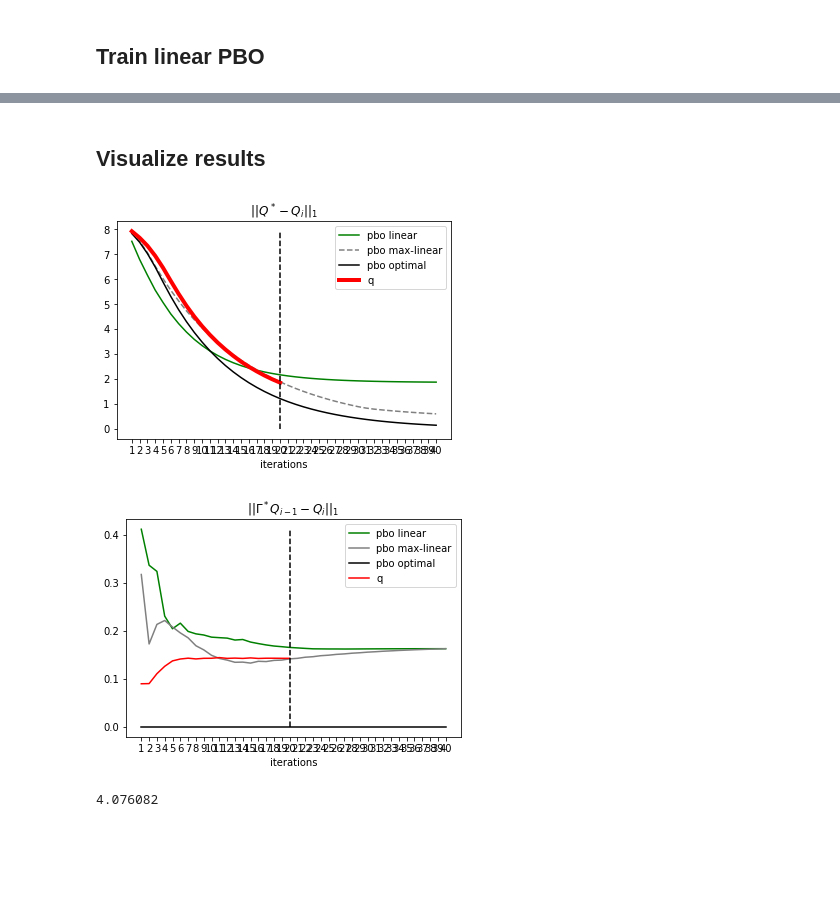
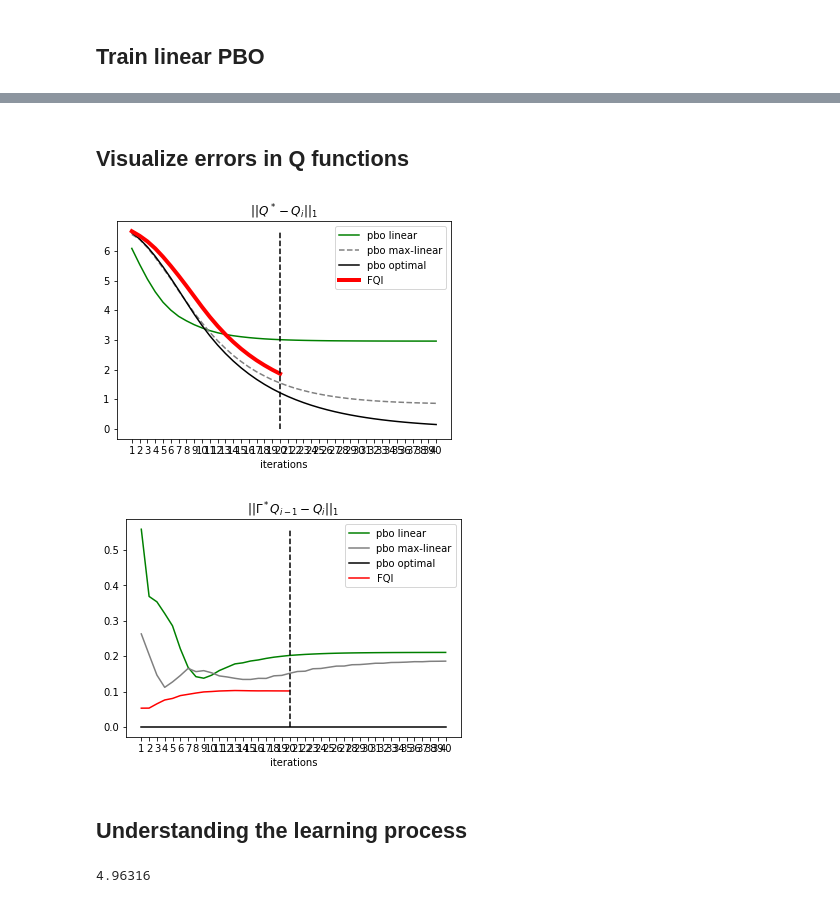
Before and after one commit to theovincent/PBO, a Jupyter notebook: pbo_chain_walk.ipynb, the cells around one changed output, grey strips where cells are left out. Saved outputs shown, nothing was run; the diff lists cells and outputs as text; code cells hidden in the pictures; blank space fills up the shorter version.

Commit message:
Chain walk performances

```diff
--- a/pbo_chain_walk.ipynb
+++ b/pbo_chain_walk.ipynb
@@ -8,6 +8,7 @@
 
 import numpy as np
 import jax
+import jax.numpy as jnp
 
 # keys
 seed = 0
@@ -16,7 +17,7 @@ env_key, key = jax.random.split(key)
 shuffle_key, q_network_key, random_weights_key, pbo_network_key = jax.random.split(key, 4)
 
 # Box over states and actions
-n_states = 10
+n_states = 17
 n_actions = 2
 n_repetitions = 10
 sucess_probability = 0.9
@@ -40,8 +41,9 @@ learning_rate = {"first": 0.01, "last": 0.001, "duration": training_steps * fitt
 fitting_steps_q = fitting_steps * training_steps
 learning_rate_q = {"first": 0.01, "last": 0.001, "duration": fitting_steps_q * max_bellman_iterations * n_actions * n_repetitions}
 
-# Visualisation
+# Visualisation of errors and performances
 max_bellman_iterations_validation = max_bellman_iterations + 20
+horizon = 10
 # %% [output]
 WARNING:absl:No GPU/TPU found, falling back to CPU. (Set TF_CPP_MIN_LOG_LEVEL=0 and rerun for more info.)
 # %% [markdown]
@@ -212,9 +241,6 @@ pbo_tabular = TabularPBO(q, max_bellman_iterations, add_infinity, pbo_network_ke
 importance_iteration = jnp.ones(max_bellman_iterations + 1)
 importance_iteration = importance_iteration.at[-1].set(0)
 
-training_losses_tabular = []
-validation_losses_tabular = []
-
 for _ in tqdm(range(training_steps)):
     params_target = pbo_tabular.params
 
@@ -227,14 +253,20 @@ for _ in tqdm(range(training_steps)):
                     pbo_tabular.params, params_target, pbo_tabular.optimizer_state, batch_weights, batch_samples, importance_iteration
                 )
 
+training_losses_tabular = np.zeros(max_bellman_iterations_validation)
+validation_losses_tabular = np.zeros(max_bellman_iterations_validation)
+absording_probabilities_tabular = np.zeros((max_bellman_iterations_validation, horizon))
+
 batch_iterated_weights = validation_initial_weight.reshape((1, -1))
-for _ in range(max_bellman_iterations_validation):
+for bellman_iteration in range(max_bellman_iterations_validation):
     q_i = q.discretize(batch_iterated_weights, states, actions)[0]
     batch_iterated_weights = pbo_tabular(pbo_tabular.params, batch_iterated_weights)
     q_i_plus_1 = q.discretize(batch_iterated_weights, states, actions)[0]
+    policy_q = q_i_plus_1.argmax(axis=1)
 
-    training_losses_tabular.append(jnp.abs(env.apply_bellman_operator(q_i) - q_i_plus_1).mean())
-    validation_losses_tabular.append(jnp.abs(optimal_q - q_i_plus_1).mean())
+    training_losses_tabular[bellman_iteration] = jnp.abs(env.apply_bellman_operator(q_i) - q_i_plus_1).mean()
+    validation_losses_tabular[bellman_iteration] = jnp.abs(optimal_q - q_i_plus_1).mean()
+    absording_probabilities_tabular[bellman_iteration] = env.absorbing_probability(policy_q, horizon)
 # %% [markdown]
 ## Train linear PBO
 # %%
@@ -250,8 +282,6 @@ data_loader_weights = WeightsDataLoader(weights_buffer, batch_size_weights, shuf
 pbo = LinearPBO(q, max_bellman_iterations, True, pbo_network_key, learning_rate)  # infinity added
 importance_iteration = jnp.ones(max_bellman_iterations + 1)
 
-training_losses = []
-validation_losses = []
 
 for _ in tqdm(range(training_steps)):
     params_target = pbo.params
@@ -264,11 +294,19 @@ for _ in tqdm(range(training_steps)):
                     pbo.params, params_target, pbo.optimizer_state, batch_weights, batch_samples, importance_iteration
                 )
 
+training_losses = np.zeros(max_bellman_iterations_validation)
+validation_losses = np.zeros(max_bellman_iterations_validation)
+absording_probabilities = np.zeros((max_bellman_iterations_validation, horizon))
+
 batch_iterated_weights = validation_initial_weight.reshape((1, -1))
-for _ in range(max_bellman_iterations_validation):
+for bellman_iteration in range(max_bellman_iterations_validation):
     q_i = q.discretize(batch_iterated_weights, states, actions)[0]
     batch_iterated_weights = pbo(pbo.params, batch_iterated_weights)
     q_i_plus_1 = q.discretize(batch_iterated_weights, states, actions)[0]
+    policy_q = q_i_plus_1.argmax(axis=1)
 
-    training_losses.append(jnp.abs(env.apply_bellman_operator(q_i) - q_i_plus_1).mean())
-    validation_losses.append(jnp.abs(optimal_q - q_i_plus_1).mean())
+    training_losses[bellman_iteration] = jnp.abs(env.apply_bellman_operator(q_i) - q_i_plus_1).mean()
+    validation_losses[bellman_iteration] = jnp.abs(optimal_q - q_i_plus_1).mean()
+    absording_probabilities[bellman_iteration] = env.absorbing_probability(policy_q, horizon)
+
+    print(policy_q)
@@ -275,28 +331,28 @@ for _ in range(max_bellman_iterations_validation):
-# %% [markdown]
-## Visualize results
+# %% [markdown]
+## Visualize errors in Q functions
 # %%
 import matplotlib.pyplot as plt
 
 iterations = range(1, max_bellman_iterations_validation + 1)
 
 plt.plot(iterations, validation_losses, label="pbo linear", color="green")
 plt.plot(iterations, validation_losses_tabular, label="pbo max-linear", color="grey", linestyle="--")
 plt.plot(iterations, validation_losses_optimal, label="pbo optimal", color="black")
-plt.plot(range(1, max_bellman_iterations + 1), validation_losses_q, label="q", color="red", linewidth=4)
+plt.plot(range(1, max_bellman_iterations + 1), validation_losses_q, label="FQI", color="red", linewidth=4)
 plt.vlines(max_bellman_iterations, 0, np.max(validation_losses_q), color="black", linestyle="--")
 
 plt.xticks(iterations)
 plt.xlabel("iterations")
 
 plt.title(r"$|| Q^* - Q_i ||_1$")
 _ = plt.legend()
 # %% [output]
-[figure, old version]
+[figure, new version]
 # %%
 plt.plot(iterations, training_losses, label="pbo linear", color="green")
 plt.plot(iterations, training_losses_tabular, label="pbo max-linear", color="grey")
 plt.plot(iterations, training_losses_optimal, label="pbo optimal", color="black")
-plt.plot(range(1, max_bellman_iterations + 1), training_losses_q, label="q", color="red")
+plt.plot(range(1, max_bellman_iterations + 1), training_losses_q, label="FQI", color="red")
 plt.vlines(max_bellman_iterations, 0, np.maximum(np.max(training_losses_q), np.max(training_losses)), color="black", linestyle="--")
 
 plt.xticks(iterations)
@@ -305,7 +361,9 @@ plt.xlabel("iterations")
 plt.title(r"$|| \Gamma^*Q_{i-1} - Q_i ||_1$")
 _ = plt.legend()
 # %% [output]
-[figure, old version]
+[figure, new version]
+# %% [markdown]
+## Understanding the learning process
 # %%
 empirical_transition_proba = np.zeros((n_states, n_states * n_actions))
 
@@ -320,4 +378,4 @@ empirical_transition_proba /= n_repetitions
 # %%
 np.linalg.norm(empirical_transition_proba - pbo_tabular.params["TabularPBONet/linear"]["w"] / gamma)
 # %% [output]
-4.076082
+4.96316
```
Also changed, not shown: parts of 9 cells of this notebook, 1 other file.
